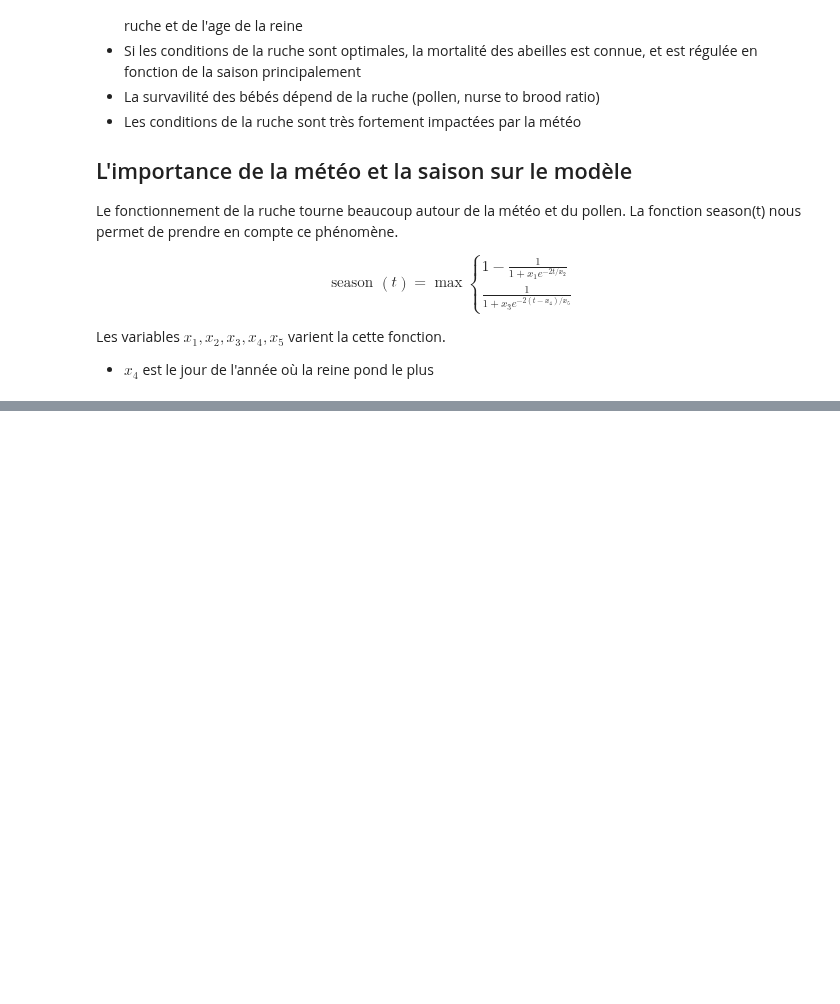
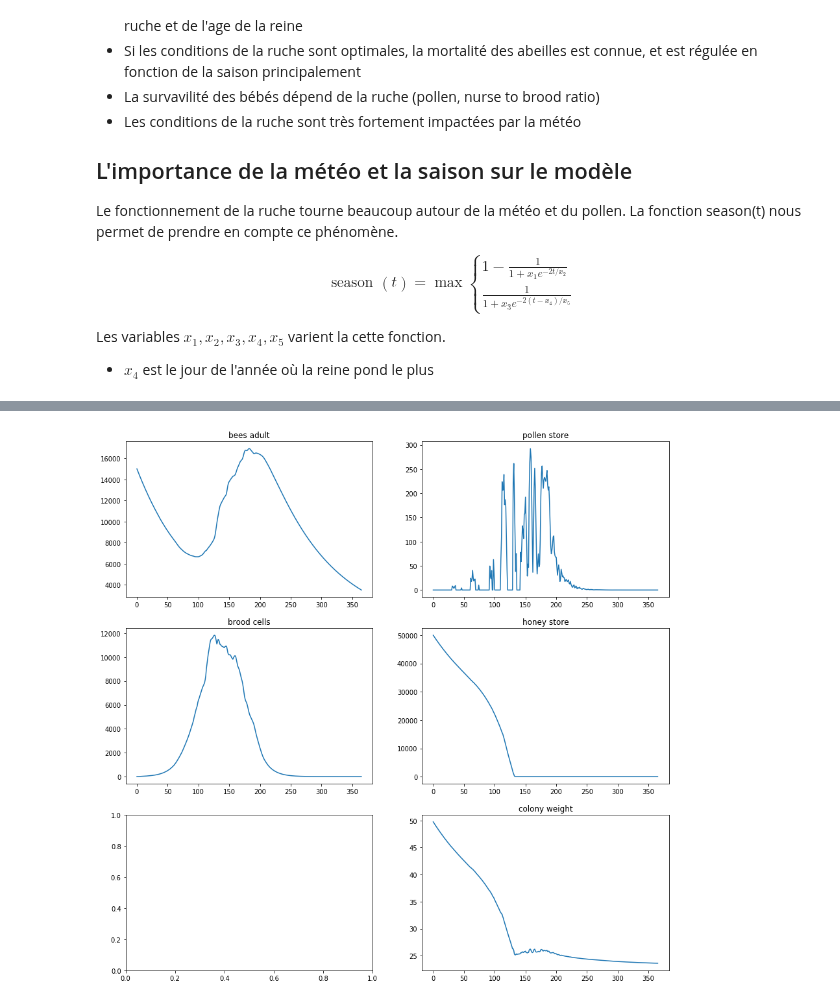
Before and after one commit to SylvJalb/beenamics, a Jupyter notebook: beezbeez.ipynb, the cells around one changed output, grey strips where cells are left out. Cells and saved outputs as stored; diff of their text form; code cells hidden in the pictures; blank space fills up the shorter version.

```diff
--- a/beezbeez.ipynb
+++ b/beezbeez.ipynb
@@ -105,13 +102,13 @@ MORTALITYadultbase = 0.01
 
 swd = 140
 
-BEESadultbase = 123962
+BEESadultbase = 15000
 
 # les valeurs _t0 sont des valeurs experiementales
 # que l'on prend en regardant les graphs ou experimentalement
 INITpollen = 0
 INITnectar = 0
-INIThoney = 5000
+INIThoney = 50000
 STOCHASTIC_FACTOR = True
 
 w_hivebase = 14000
@@ -283,7 +280,7 @@ def BEESswarm(t):
 def BEESadult(t):
     if t == 0:
         return BEESadultbase
-    return (BEESadult(t - 1) + PUPAE(LIFESPANpupa, t - 1)) * (1 - MORTALITYadult(t)) - BEESswarm(t)
+    return (BEESadult(t - 1) + PUPAE(LIFESPANpupa, t - 1)) * (1 - MORTALITYadult(t))
 # %%
 # page 7, eq 20
 @lru_cache(maxsize=None)
@@ -457,7 +454,7 @@ def INCOMEpollen(t):
 @lru_cache(maxsize=None)
 def FACTORforagingstoch(t):
     if STOCHASTIC_FACTOR:
-        return 1 #np.random.uniform(0.75, 1.25)
+        return np.random.uniform(0.75, 1.25)
     else:
         return 1
 
@@ -569,34 +570,29 @@ plt.show()
 # %%
-fig, ax = plt.subplots(nrows=4, ncols=2, figsize=(15, 15))
+reset_cache()
+
+fig, ax = plt.subplots(nrows=3, ncols=2, figsize=(15, 15))
 
 a, b, c, d, e, f, g, h = [], [], [], [], [], [], [], []
 
 time = np.arange(366)
 
 for t in time:
     a.append(BEESadult(t))
     b.append(STORESpollen(t))
-    c.append(STORESnectar(t))
-    d.append(WEIGHTcolony(t))
-    e.append(STOREShoney(t))
-    f.append(CELLSlarvae(t))
-    g.append(NEEDpollenincome(t))
-    h.append(ELR(t))
+    c.append(CELLSbrood(t))
+    d.append(STOREShoney(t))
+    e.append(WEIGHTcolony(t))
 
 ax[0,0].plot(a)
 ax[0,0].title.set_text("bees adult")
-ax[1,0].plot(b)
-ax[1,0].title.set_text("stores pollen")
-ax[0,1].plot(c)
-ax[0,1].title.set_text("stores nectar")
+ax[0,1].plot(b)
+ax[0,1].title.set_text("pollen store")
+ax[1,0].plot(c)
+ax[1,0].title.set_text("brood cells")
 ax[1,1].plot(d)
-ax[1,1].title.set_text("weight")
-ax[2,0].plot(e)
-ax[2,0].title.set_text("store honey")
-ax[2,1].plot(f)
-ax[2,1].title.set_text("cells larva")
-ax[3,0].plot(g)
-ax[3,0].title.set_text("usage honey")
-ax[3,1].plot(h)
-ax[3,1].title.set_text("ELR")
+ax[1,1].title.set_text("honey store")
+ax[2,1].plot(e)
+ax[2,1].title.set_text("colony weight")
 plt.show()
+# %% [output]
+[figure, added]
```
Also changed, not shown: parts of 7 cells of this notebook.
